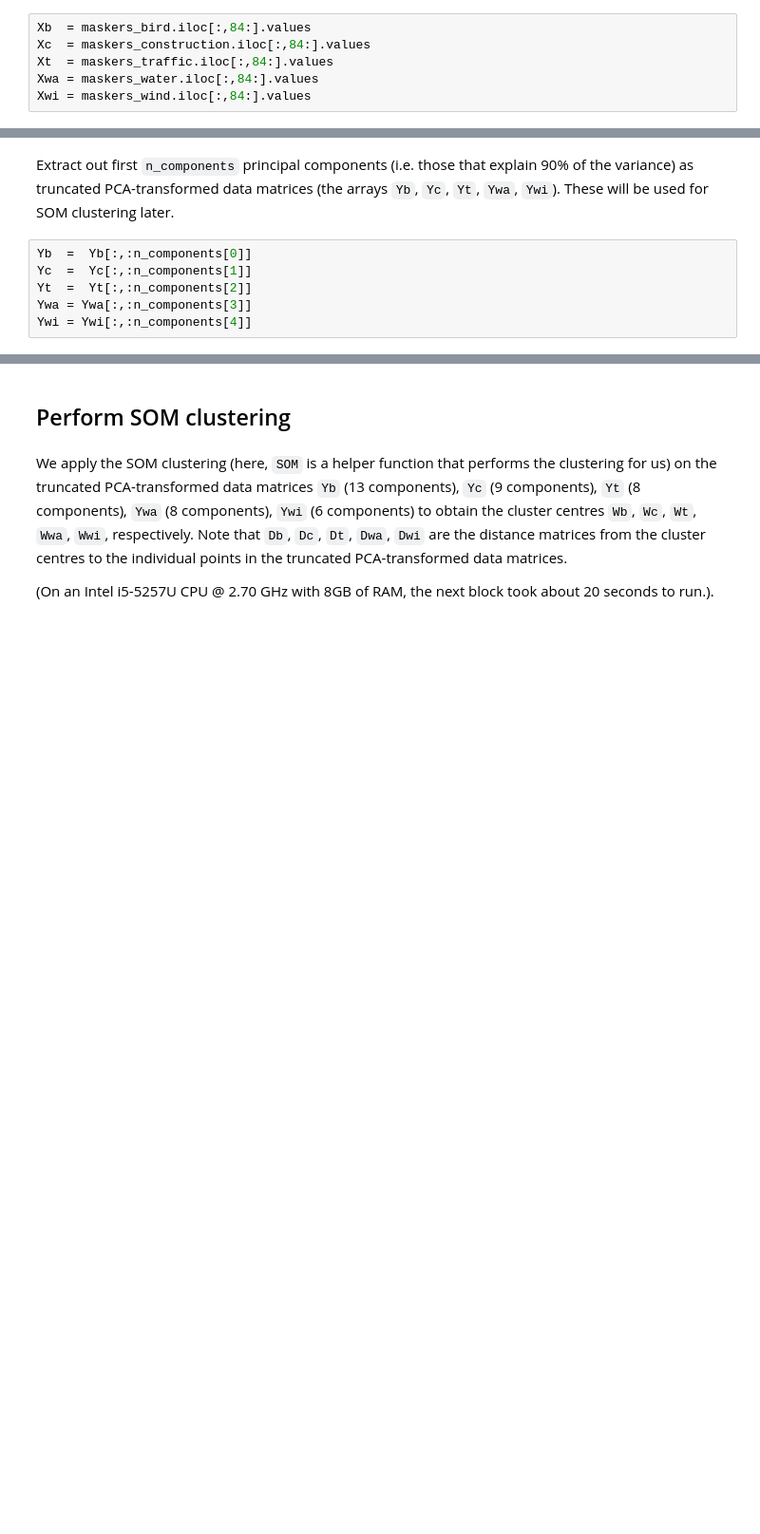
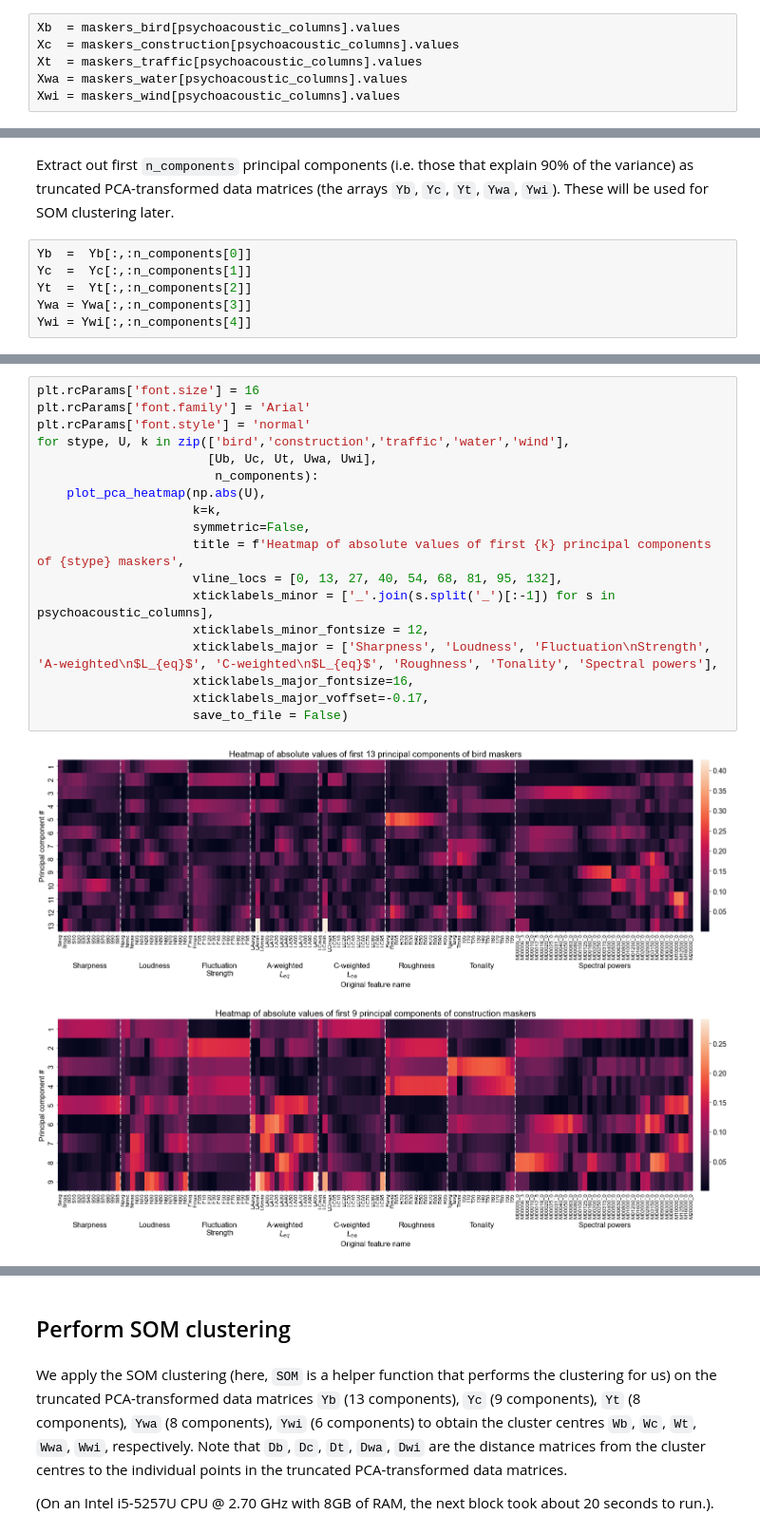
Before and after one commit to ntudsp/araus-dataset-baseline-models, a Jupyter notebook: code/replication_code.ipynb, the cells around one changed output, grey strips where cells are left out. Shown at 95% size. Drawn from its saved outputs; the diff is of its cells as text; blank space fills up the shorter version.

```diff
--- a/code/replication_code.ipynb
+++ b/code/replication_code.ipynb
@@ -235,11 +242,11 @@ maskers_wind = maskers_relevant[maskers_relevant['class'] == 'wind']
 # %% [markdown]
 Convert the psychoacoustic indicator part of the respective dataframes (i.e. columns 84 onwards) to feature matrices (i.e. raw data) for PCA (these are the arrays `Xb`, `Xc`, `Xt`, `Xwa`, `Xwi` in the next block). We will perform PCA followed by clustering on each class of masker SEPARATELY.
 # %%
-Xb  = maskers_bird.iloc[:,84:].values
-Xc  = maskers_construction.iloc[:,84:].values
-Xt  = maskers_traffic.iloc[:,84:].values
-Xwa = maskers_water.iloc[:,84:].values
-Xwi = maskers_wind.iloc[:,84:].values
+Xb  = maskers_bird[psychoacoustic_columns].values
+Xc  = maskers_construction[psychoacoustic_columns].values
+Xt  = maskers_traffic[psychoacoustic_columns].values
+Xwa = maskers_water[psychoacoustic_columns].values
+Xwi = maskers_wind[psychoacoustic_columns].values
 # %% [markdown]
 ## Perform PCA
 # %% [markdown]
@@ -329,0 +331,21 @@ Expected output of the above block:
+# %%
+plt.rcParams['font.size'] = 16
+plt.rcParams['font.family'] = 'Arial'
+plt.rcParams['font.style'] = 'normal'
+for stype, U, k in zip(['bird','construction','traffic','water','wind'],
+                       [Ub, Uc, Ut, Uwa, Uwi],
+                        n_components):
+    plot_pca_heatmap(np.abs(U),
+                     k=k,
+                     symmetric=False,
+                     title = f'Heatmap of absolute values of first {k} principal components of {stype} maskers',
+                     vline_locs = [0, 13, 27, 40, 54, 68, 81, 95, 132],
+                     xticklabels_minor = ['_'.join(s.split('_')[:-1]) for s in psychoacoustic_columns],
+                     xticklabels_minor_fontsize = 12,
+                     xticklabels_major = ['Sharpness', 'Loudness', 'Fluctuation\nStrength', 'A-weighted\n$L_{eq}$', 'C-weighted\n$L_{eq}$', 'Roughness', 'Tonality', 'Spectral powers'],
+                     xticklabels_major_fontsize=16,
+                     xticklabels_major_voffset=-0.17,
+                     save_to_file = False)
+# %% [output]
+[figure, added]
+[figure, added]
```
Also changed, not shown: parts of 66 cells of this notebook, 4 other files.
